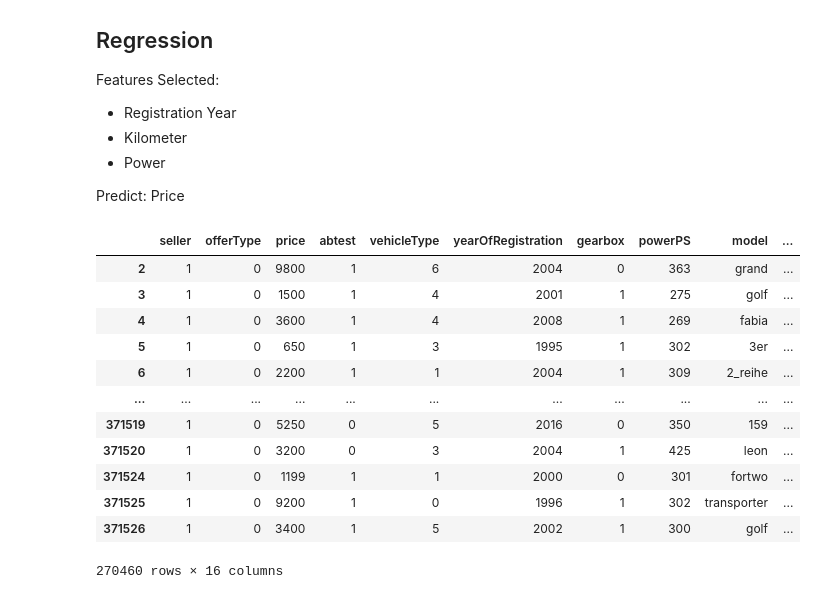
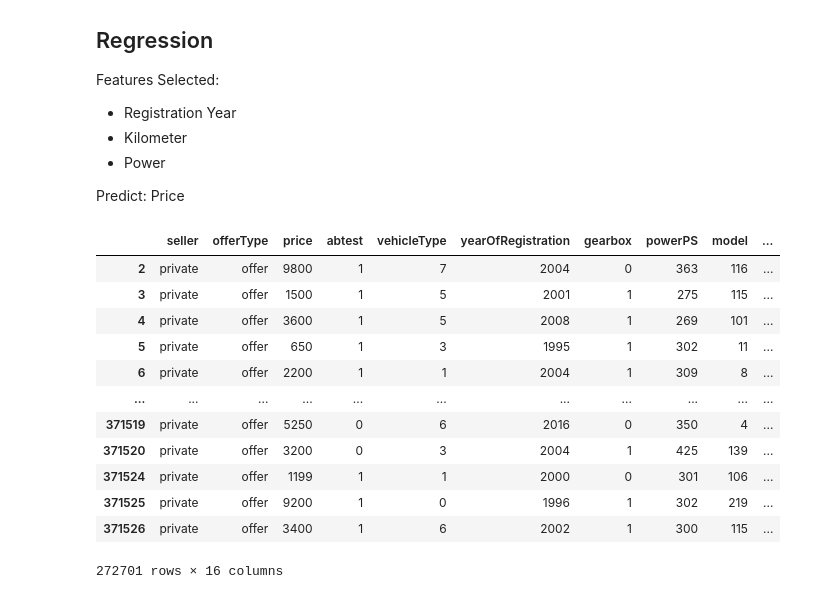
Before and after one commit to Supermjork/Much-Vroom, a Jupyter notebook: notebook/vroom.ipynb, the cells around one changed output. Cells and saved outputs as stored; diff of their text form; code cells hidden in the pictures.

```diff
--- a/notebook/vroom.ipynb
+++ b/notebook/vroom.ipynb
@@ -536,10 +536,3 @@ sns.boxplot(selected_data['kilometer'].values)
 # %% [output]
 <Axes: >
 [figure]
-# %%
-# Looking back at the data, under Vehicle type
-# "andere"/"Other" is listed
-# which can be considered an outlier/ambiguous value
-# therefore removing it should be beneficial
-selected_data = selected_data[selected_data['vehicleType'] != 'other']
-selected_data['vehicleType'].unique()
@@ -600,7 +590,7 @@ from sklearn import preprocessing
 # Encoding categorical data
 enc = preprocessing.LabelEncoder()
 
-cols_enc = ['gearbox', 'seller', 'offerType', 'abtest', 'vehicleType', 'fuelType', 'notRepairedDamage']
+cols_enc = ['gearbox', 'abtest', 'vehicleType', 'fuelType', 'notRepairedDamage', 'model']
 # Fitting the encoder model onto the data
 for col in cols_enc:
     enc.fit(selected_data[col])
@@ -650,31 +636,31 @@ Predict: Price
 # %%
 import scipy.stats as stats
 
 # Normalised some numbers to be z-score
 selected_data['regYear_norm'] = stats.zscore(selected_data['yearOfRegistration'], axis = 0, nan_policy = "omit")
 selected_data['kilometer_norm'] = stats.zscore(selected_data['kilometer'], axis = 0, nan_policy = "omit")
 selected_data['powerPS_norm'] = stats.zscore(selected_data['powerPS'], axis = 0, nan_policy = "omit")
 
 
 
 norm_dat = ['powerPS_norm', 'regYear_norm']
-dflt_dat = ['powerPS', 'yearOfRegistration', 'kilometer', 'gearbox', 'seller', 'offerType', 'abtest', 'vehicleType', 'fuelType', 'notRepairedDamage']
+dflt_dat = ['powerPS', 'yearOfRegistration', 'kilometer', 'gearbox', 'abtest', 'vehicleType', 'fuelType', 'notRepairedDamage']
 
 selected_data
 # %% [output]
 |  | seller | offerType | price | abtest | vehicleType | yearOfRegistration | gearbox | powerPS | model | ... |
-| 2 | 1 | 0 | 9800 | 1 | 6 | 2004 | 0 | 363 | grand | ... |
-| 3 | 1 | 0 | 1500 | 1 | 4 | 2001 | 1 | 275 | golf | ... |
-| 4 | 1 | 0 | 3600 | 1 | 4 | 2008 | 1 | 269 | fabia | ... |
-| 5 | 1 | 0 | 650 | 1 | 3 | 1995 | 1 | 302 | 3er | ... |
-| 6 | 1 | 0 | 2200 | 1 | 1 | 2004 | 1 | 309 | 2_reihe | ... |
+| 2 | private | offer | 9800 | 1 | 7 | 2004 | 0 | 363 | 116 | ... |
+| 3 | private | offer | 1500 | 1 | 5 | 2001 | 1 | 275 | 115 | ... |
+| 4 | private | offer | 3600 | 1 | 5 | 2008 | 1 | 269 | 101 | ... |
+| 5 | private | offer | 650 | 1 | 3 | 1995 | 1 | 302 | 11 | ... |
+| 6 | private | offer | 2200 | 1 | 1 | 2004 | 1 | 309 | 8 | ... |
 | ... | ... | ... | ... | ... | ... | ... | ... | ... | ... | ... |
-| 371519 | 1 | 0 | 5250 | 0 | 5 | 2016 | 0 | 350 | 159 | ... |
-| 371520 | 1 | 0 | 3200 | 0 | 3 | 2004 | 1 | 425 | leon | ... |
-| 371524 | 1 | 0 | 1199 | 1 | 1 | 2000 | 0 | 301 | fortwo | ... |
-| 371525 | 1 | 0 | 9200 | 1 | 0 | 1996 | 1 | 302 | transporter | ... |
-| 371526 | 1 | 0 | 3400 | 1 | 5 | 2002 | 1 | 300 | golf | ... |
+| 371519 | private | offer | 5250 | 0 | 6 | 2016 | 0 | 350 | 4 | ... |
+| 371520 | private | offer | 3200 | 0 | 3 | 2004 | 1 | 425 | 139 | ... |
+| 371524 | private | offer | 1199 | 1 | 1 | 2000 | 0 | 301 | 106 | ... |
+| 371525 | private | offer | 9200 | 1 | 0 | 1996 | 1 | 302 | 219 | ... |
+| 371526 | private | offer | 3400 | 1 | 6 | 2002 | 1 | 300 | 115 | ... |
-270460 rows × 16 columns
+272701 rows × 16 columns
 # %%
 import statsmodels.api as sm
 
```
Also changed, not shown: parts of 8 cells of this notebook.
